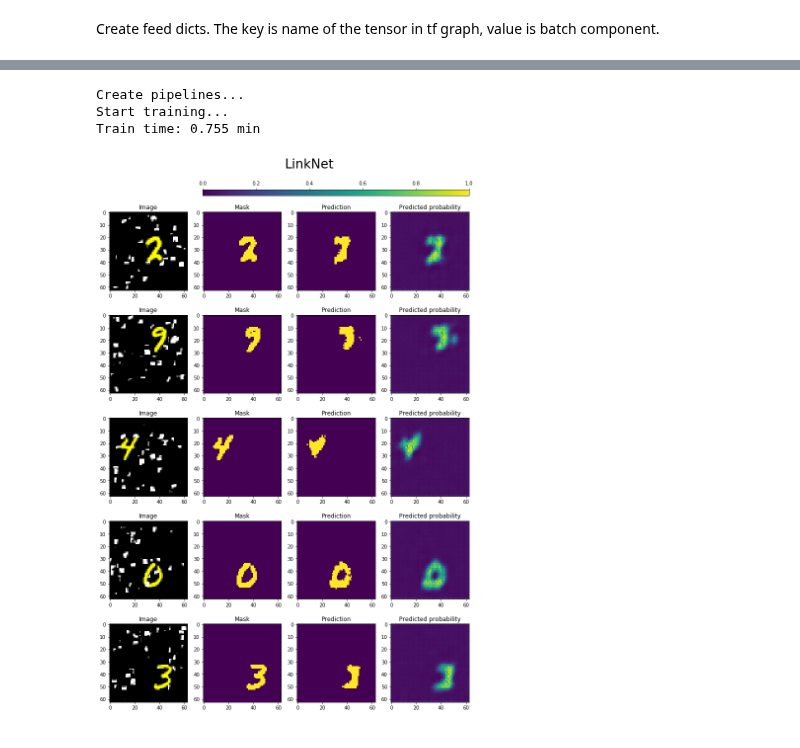
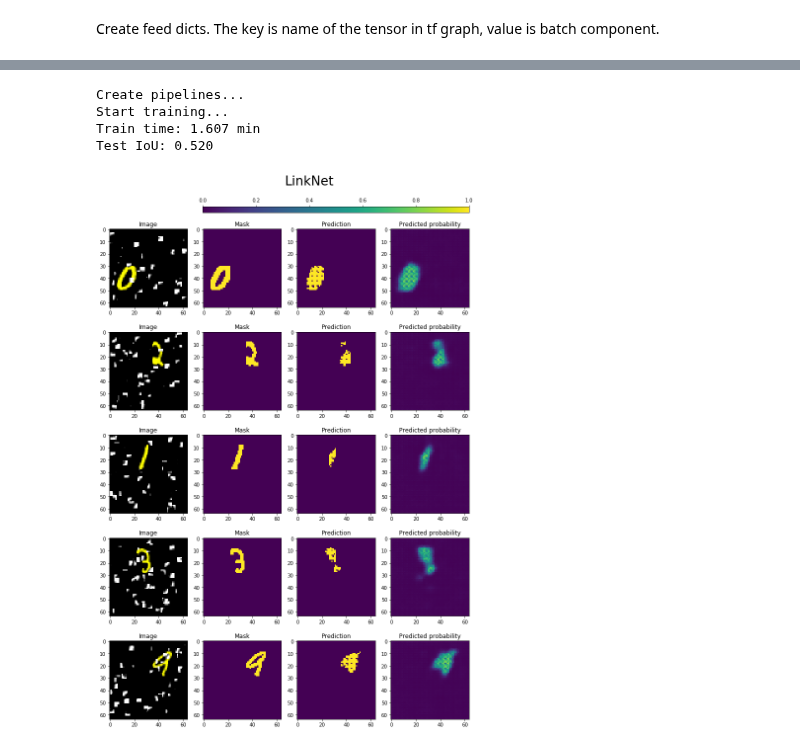
Before and after one commit to analysiscenter/az_training, a Jupyter notebook: alexey_kozhevin/task_02/segmentation_example.ipynb, the cells around one changed output, grey strips where cells are left out. Cells and saved outputs as stored; diff of their text form; code cells hidden in the pictures.

```diff
--- a/alexey_kozhevin/task_02/segmentation_example.ipynb
+++ b/alexey_kozhevin/task_02/segmentation_example.ipynb
@@ -41,10 +41,5 @@ Extracting C:\Users\kozhevin\AppData\Local\Temp\train-labels-idx1-ubyte.gzExtrac
 # %% [markdown]
 Сreate Pipeline template for image loading and transformation. The first parameter of create_noise is the type of noise: 'mnist_noise' - MNIST-based noise, 'random_noise' - uniform random noise.
-# %%
-load_template = (Pipeline()
-                 .random_location(IMAGE_SIZE)      # put MNIST at random location
-                 .make_masks()                     # create mask for MNIST image location
-                 .create_noise('mnist_noise', level, n_fragments, size, distr))
 # %% [markdown]
 Create config for placeholders of the model. Key in dict is name of the created placeholder.
 * '<b>shape</b>' - shape of the input of model
@@ -52,14 +47,18 @@ Create config for placeholders of the model. Key in dict is name of the created
 * '<b>data_format</b>' - one of channels_last (default) or channels_first
 * '<b>name</b>' - name of the placeholder after reshaping
 # %%
+shape = (1, IMAGE_SIZE, IMAGE_SIZE) if DATA_FORMAT == 'channels_first' else (IMAGE_SIZE, IMAGE_SIZE, 1)
+
 placeholders_config = {
-                       'images': {'shape': (IMAGE_SIZE, IMAGE_SIZE, 1),
+                       'images': {'shape': shape,
                                   'type': 'float32',
+                                  'data_format': DATA_FORMAT,
                                   'name': 'reshaped_images'},
 
                        'masks': {'shape': (IMAGE_SIZE, IMAGE_SIZE),
                                  'type': 'int32',
                                  'transform': 'ohe',
+                                 'data_format': DATA_FORMAT,
                                  'classes': 2,
                                  'name': 'targets'}
                        }
@@ -84,7 +83,7 @@ model_config = {'inputs': placeholders_config,
                 'input_block/inputs': 'images',
                 'batch_norm': {'momentum': 0.1},
                 'output': dict(ops=['proba']),
-                'loss': 'ce',
+                'loss': 'ce' if DATA_FORMAT == 'channels_last' else loss,
                 'optimizer': 'Adam'}
 # %% [markdown]
 Create feed dicts. The key is name of the tensor in tf graph, value is batch component.
@@ -95,11 +94,25 @@ train_feed_dict = {'images': B('images'),
 test_feed_dict = {'images': B('images'),
                   'masks': B('masks')}
 # %%
-def demonstrate_model(model):
+def binary_iou(masks, predictions, data_format='channels_last'):
+    ind = np.index_exp[:, :, :, 1] if data_format == 'channels_last' else np.index_exp[:, 1, :, :]
+    predictions = predictions[ind]
+    intersection = np.sum(np.logical_and((predictions > 0.5), masks))
+    union = np.sum(np.logical_or((predictions > 0.5), masks))
+    return intersection / union
+
+def demonstrate_model(model, data_format='channels_last'):
     print('Create pipelines...')
 
+    load_template = (Pipeline()
+                 .random_location(IMAGE_SIZE)      # put MNIST at random location
+                 .make_masks()                     # create mask for MNIST image location
+                 .create_noise('mnist_noise', level, n_fragments, size, distr)
+                 .add_noise())
+    if data_format == 'channels_first':
+        load_template = load_template.swap_axis()
+
     ppl_train = ((load_template << mnistset.train)                         # load data from file
-            .add_noise()                                                   # add MNIST-noise to images
             .init_model('static', model, 'NN', config=model_config)
             .init_variable('loss', init_on_each_run=list)
             .train_model('NN',
@@ -113,11 +126,9 @@ def demonstrate_model(model):
         ppl_train.next_batch(BATCH_SIZE, n_epochs=None, shuffle=True)
         #print(ppl_train.get_variable('loss')[-1])
     stop = time()
-    linknet_time = (stop - start) / 60
     print("Train time: {:05.3f} min".format((stop-start)/60))
 
     ppl_test = ((load_template << mnistset.test)
-             .add_noise()
              .import_model('NN', ppl_train)
              .init_variable('predictions', init_on_each_run=list)
              .predict_model('NN',
@@ -132,9 +143,6 @@ def demonstrate_model(model):
     noise = batch.data.noise
     predictions = ppl_test.get_variable('predictions')[-1]
 
-    #intersection = np.sum(np.logical_and((predictions[:,1,:,:] > 0.5), masks[:,:,:]))
-    #union = np.sum(np.logical_or((predictions[:,1,:,:] > 0.5), masks[:,:,:]))
-    #iou = intersection / union
-    #print('Test IoU: {0:.3f}'.format(iou))
+    print('Test IoU: {0:.3f}'.format(binary_iou(masks, predictions, data_format)))
 
-    plot_examples_highlighted(ppl_test, 5, model.__name__)
+    plot_examples_highlighted(ppl_test, 5, model.__name__, data_format=data_format)
@@ -141,8 +165,9 @@ def demonstrate_model(model):
 # %%
-demonstrate_model(LinkNet)
+demonstrate_model(LinkNet, DATA_FORMAT)
 # %% [output]
 Create pipelines...
 Start training...
-Train time: 0.755 min
+Train time: 1.607 min
+Test IoU: 0.520
-[figure, old version]
+[figure, new version]
 # %%
```
Also changed, not shown: parts of 7 cells of this notebook, 1 other file.
